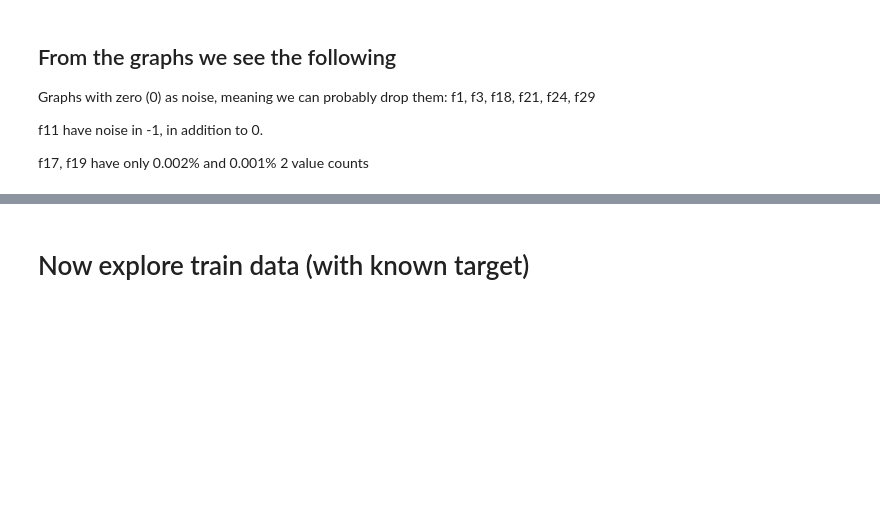
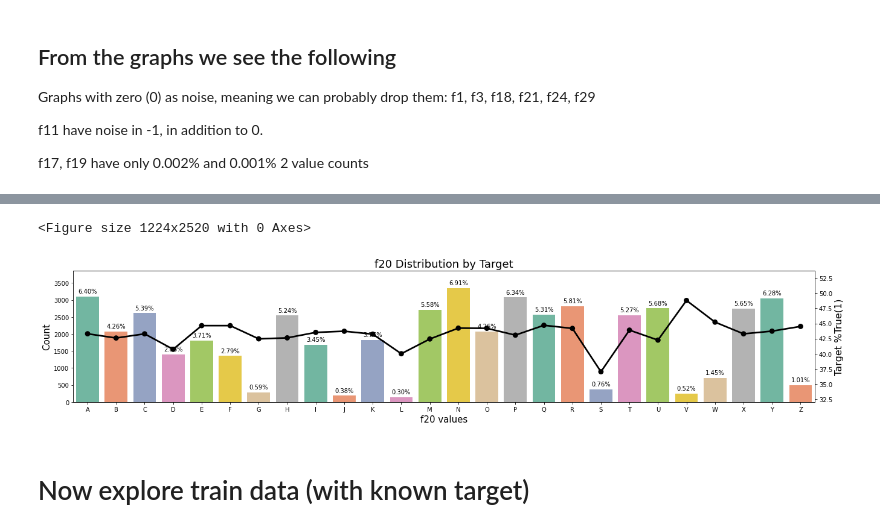
Before and after one commit to oyvindsam/mikkel-og-oyvind, a Jupyter notebook: explore-Copy1.ipynb, the cells around one changed output, grey strips where cells are left out. Saved outputs shown, nothing was run; the diff lists cells and outputs as text; code cells hidden in the pictures; blank space fills up the shorter version.

```diff
--- a/explore-Copy1.ipynb
+++ b/explore-Copy1.ipynb
@@ -138,3 +181,44 @@ print('We see 0 value can be removed/changed safely from f3, f18, f21')
+# %%
+# creds: https://www.kaggle.com/warkingleo2000/first-step-on-kaggle
+ord_cols = ['f20']
+plt.figure(figsize=(17, 35))
+fig, ax = plt.subplots(1,1,figsize=(22,10))
+
+for i, col in enumerate(train[ord_cols]):
+    tmp = pd.crosstab(train[col], train['target'], normalize='index') * 100
+    tmp = tmp.reset_index()
+    tmp.rename(columns={0:'No',1:'Yes'}, inplace=True)
+
+    ax = plt.subplot(2,1,i+1)
+    sns.countplot(x=col, data=train, order=list(tmp[col].values) , palette='Set2')
+    ax.set_ylabel('Count', fontsize=15) # y axis label
+    ax.set_title(f'{col} Distribution by Target', fontsize=18) # title label
+    ax.set_xlabel(f'{col} values', fontsize=15) # x axis label
+
+    # twinX - to build a second yaxis
+    gt = ax.twinx()
+    gt = sns.pointplot(x=col, y='Yes', data=tmp,
+                           order=list(tmp[col].values),
+                           color='black', legend=False)
+    gt.set_ylim(tmp['Yes'].min()-5,tmp['Yes'].max()*1.1)
+    gt.set_ylabel("Target %True(1)", fontsize=16)
+    sizes=[] # Get highest values in y
+    total = sum([p.get_height() for p in ax.patches])
+    for p in ax.patches: # loop to all objects
+        height = p.get_height()
+        sizes.append(height)
+        ax.text(p.get_x()+p.get_width()/2.,
+                    height + 100,
+                    '{:1.2f}%'.format(height/total*100),
+                    ha="center")
+    ax.set_ylim(0, max(sizes) * 1.15) # set y limit based on highest heights
+
+
+plt.subplots_adjust(hspace = 0.5, wspace=.3)
+plt.show()
+# %% [output]
+<Figure size 1224x2520 with 0 Axes>
+[figure, added]
 # %% [markdown]
 # Now explore train data (with known target)
 # %%
```
Also changed, not shown: parts of 10 cells of this notebook, 3 other files.
